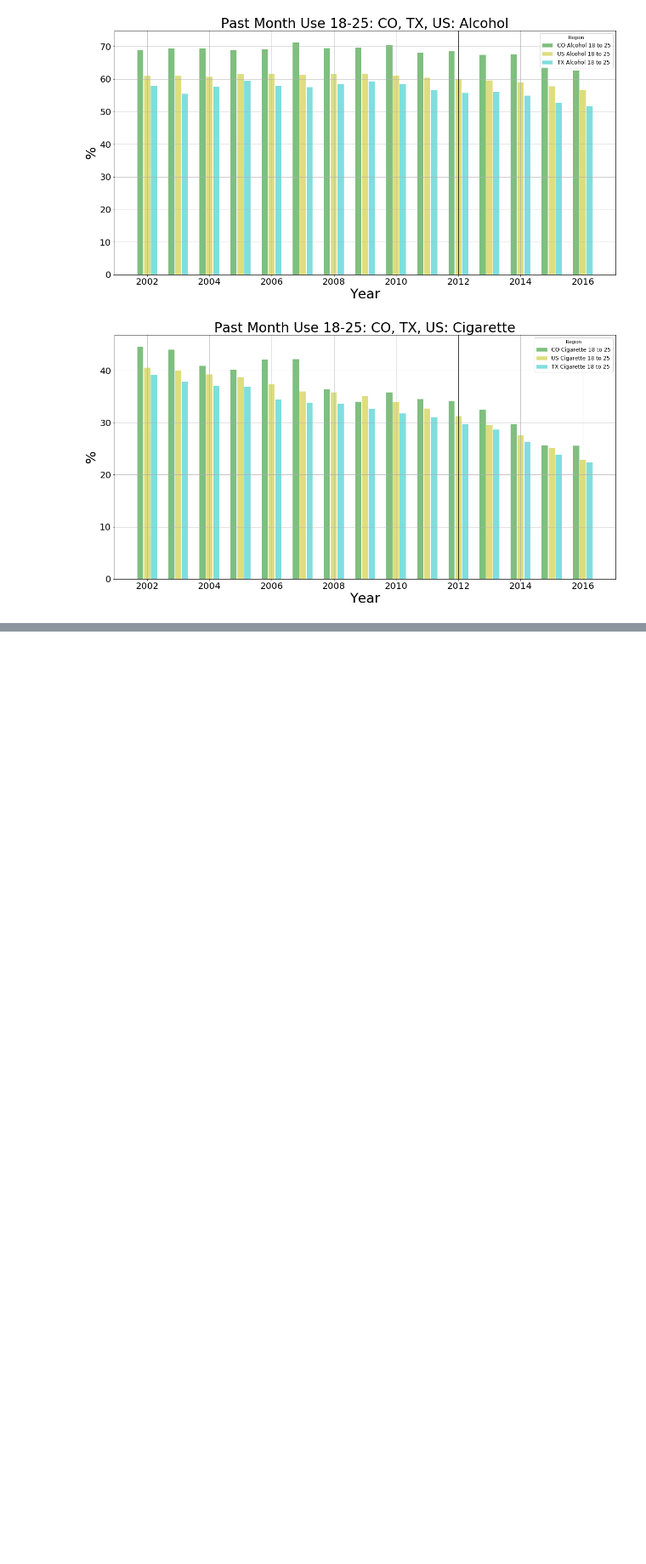
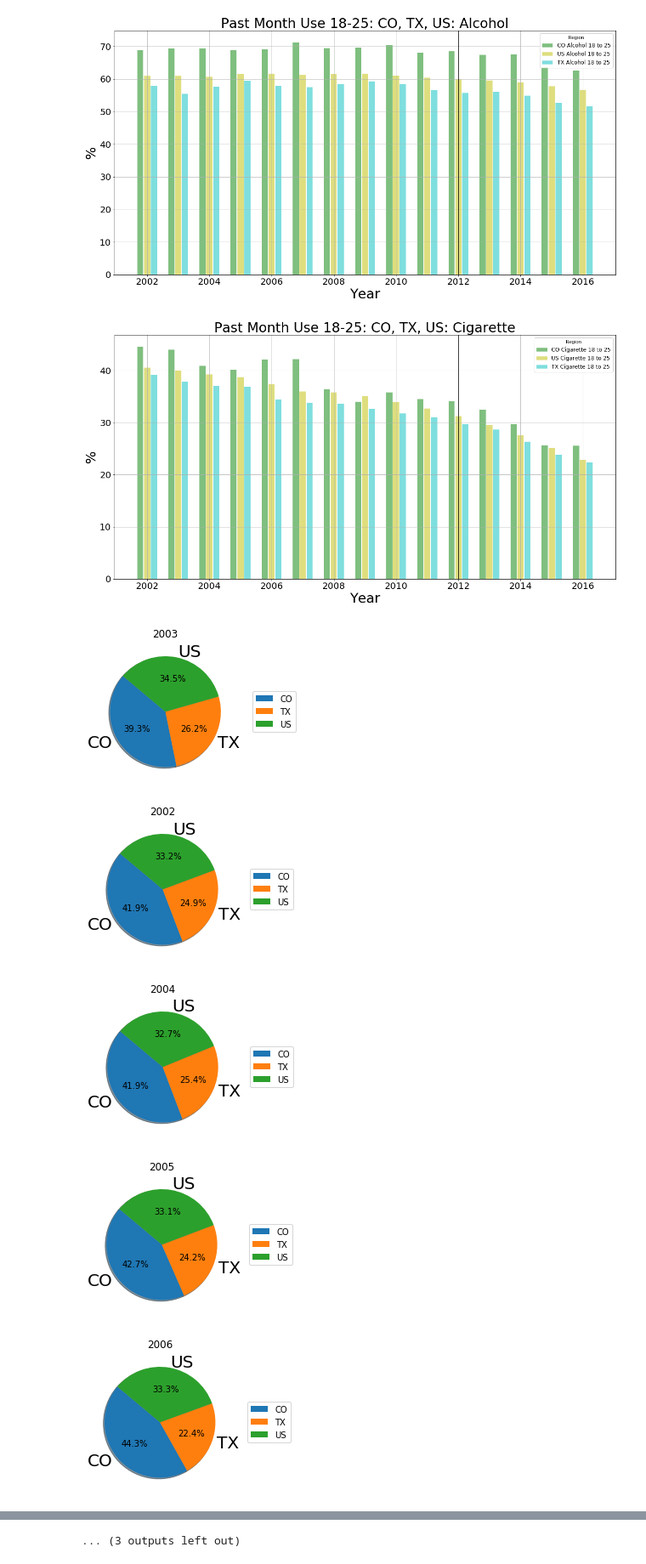
Before and after one commit to zdsteele/Project_1, a Jupyter notebook: ZachSpot_Copied_From_Fred/Final_plus_BAR_Copy_Zach.ipynb, the cells around one changed output, grey strips where cells are left out. Shown at 85% size. Cells and saved outputs as stored; diff of their text form; code cells hidden in the pictures; blank space fills up the shorter version.

```diff
--- a/ZachSpot_Copied_From_Fred/Final_plus_BAR_Copy_Zach.ipynb
+++ b/ZachSpot_Copied_From_Fred/Final_plus_BAR_Copy_Zach.ipynb
@@ -432,3 +432,38 @@ plt.savefig('../Final Graphs/Past Month Use 18-25 CO TX US Cigarette_BAR.png')
 plt.show()
 # %% [output]
 [figure]
+# %%
+#Set plot size
+plt.rcParams["figure.figsize"] = [5,3]
+
+#Lamda
+CO_Marijuana_PastMonth_18_25_df["year_pair"] = CO_Marijuana_PastMonth_18_25_df["year_pair"].apply(lambda x: x.split('-')[0])
+TX_Marijuana_PastMonth_18_25_df["year_pair"] = TX_Marijuana_PastMonth_18_25_df["year_pair"].apply(lambda x: x.split('-')[0])
+US_Marijuana_PastMonth_18_25_df["year_pair"] = US_Marijuana_PastMonth_18_25_df["year_pair"].apply(lambda x: x.split('-')[0])
+
+#Pie Plots
+#bar_width = .2
+#plt.pie(CO_Marijuana_PastMonth_18_25_df["year_pair"].astype(int), CO_Marijuana_PastMonth_18_25_df["estimate"]*100)
+#plt.pie(TX_Marijuana_PastMonth_18_25_df["year_pair"].astype(int)-.22, TX_Marijuana_PastMonth_18_25_df["estimate"]*100)
+#plt.pie(US_Marijuana_PastMonth_18_25_df["year_pair"].astype(int)+.22, US_Marijuana_PastMonth_18_25_df["estimate"]*100)
+
+# Add title, axis names, and legend
+plt.title('Past Month Use 18-25: CO, TX, US: Marijuana', fontsize="30")
+
+for i in range(15):
+    plt.figure(i)
+    sizes = [CO_Marijuana_PastMonth_18_25_df["estimate"][i]*100, TX_Marijuana_PastMonth_18_25_df["estimate"][i]*100,
+             US_Marijuana_PastMonth_18_25_df["estimate"][i]*100]
+    plt.pie(sizes, autopct='%1.1f%%', shadow=True, startangle=140, labels=["CO", "TX", "US"])
+    plt.title(CO_Marijuana_PastMonth_18_25_df["year_pair"][i])
+
+    plt.legend(["CO", "TX", "US"], loc="center left", bbox_to_anchor=(1.1, 0.5))
+
+plt.axis('equal')
+plt.show()
+# %% [output]
+[figure, added]
+[figure, added]
+[figure, added]
+[figure, added]
+[figure, added]
@@ -434,0 +477 @@ plt.show()
+... (3 outputs left out)
```
Also changed, not shown: parts of 1 cell of this notebook.
